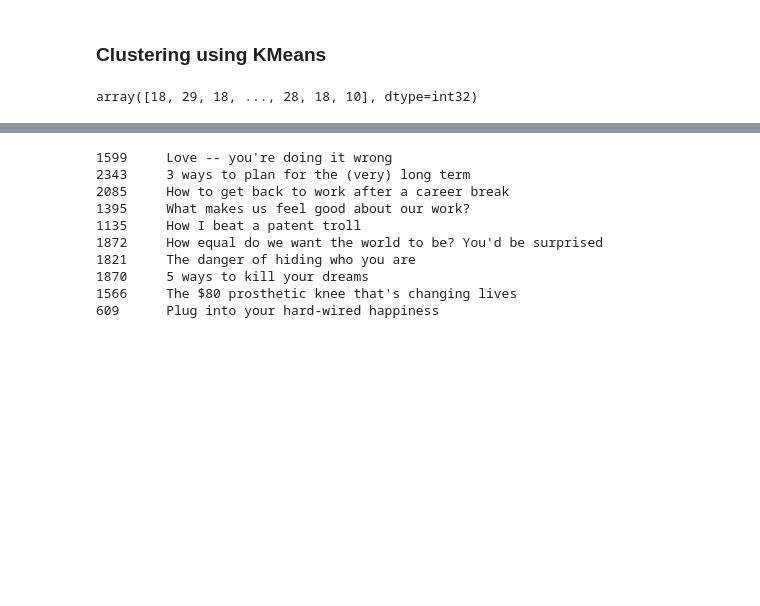
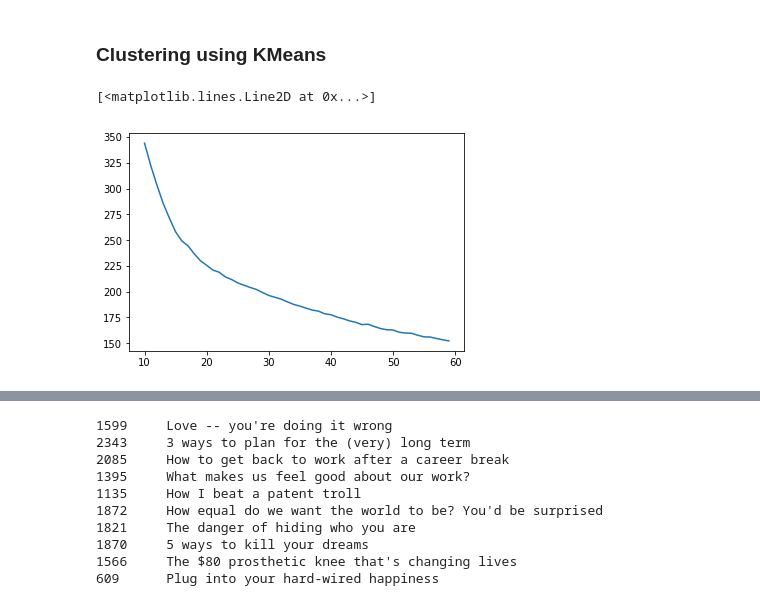
Before and after one commit to sealoving/Liang_Metis, a Jupyter notebook: Project_4/P4_clustering_LDA.ipynb, the cells around one changed output, grey strips where cells are left out. Cells and saved outputs as stored; diff of their text form; code cells hidden in the pictures; blank space fills up the shorter version.

Commit message:
dimension reduction and clustering methods

```diff
--- a/Project_4/P4_clustering_LDA.ipynb
+++ b/Project_4/P4_clustering_LDA.ipynb
@@ -108,3 +126,13 @@ X[134].argmax()
 ### Find related talks
 # %%
 import sklearn.neighbors.kd_tree as kdtree
+# %%
+def match_score(list1, list2):
+    m = len(list1)
+    score = 0
+    matches = 0
+    for title in list2:
+        if title in list1:
+            score += m - list1.index(title)
+            matches += 1
+    return (score, matches)
@@ -111,6 +185,6 @@ import sklearn.neighbors.kd_tree as kdtree
 # %%
 tree = kdtree.KDTree(X, leaf_size=10)
-N = 1000
+N = 2060
 dist, ind = tree.query([X[N]], k=20)
 for i in ind[0]:
     print(i,'\t',df_all.iloc[i].title)
@@ -157,41 +231,37 @@ for k in range(len(df_related)):
 # %%
 from sklearn.cluster import KMeans
 from sklearn import metrics
 from sklearn.metrics import pairwise_distances
 from sklearn.metrics import silhouette_score
 from sklearn import cluster
 
-n_clusters = 50
+# n_clusters = 50
 
-# ward = cluster.AgglomerativeClustering(
-#     n_clusters=n_clusters, linkage='ward',
-#     connectivity=connectivity)
-spectral = cluster.SpectralClustering(
-    n_clusters=n_clusters, eigen_solver='arpack',
-    affinity="nearest_neighbors")
-Xp = spectral.fit_predict(X)
+ward = cluster.AgglomerativeClustering(
+    n_clusters=n_clusters, linkage='ward',
+    connectivity=connectivity)
+# spectral = cluster.SpectralClustering(
+#     n_clusters=n_clusters, eigen_solver='arpack',
+#     affinity="nearest_neighbors")
+# Xp = spectral.fit_predict(X)
 # dbscan = cluster.DBSCAN(eps=params['eps'])
 
 # km = KMeans(n_clusters=50)
 # Xt = km.fit_transform(X)
 
 # mu_docs = km.cluster_centers_
 # plt.plot(mu_docs.transpose())
 
 # silhouette_score(X, km.labels_, metric='euclidean')
 
-# sil_scores = []
-# iner_scores = []
-# ks = range(2,20)
-# for k in ks:
-#     km = KMeans(n_clusters=k)
-#     km.fit(X)
-#     sil_scores.append(silhouette_score(X, km.labels_, metric='euclidean'))
-#     iner_scores.append(km.inertia_)
-
-# plt.plot(ks,sil_scores)
-# plt.plot(ks,iner_scores)
+sil_scores = []
+iner_scores = []
+ks = range(10,60)
+for k in ks:
+    km = KMeans(n_clusters=k)
+    km.fit(X)
+    sil_scores.append(silhouette_score(X, km.labels_, metric='euclidean'))
+    iner_scores.append(km.inertia_)
+# %% [output]
+[<matplotlib.lines.Line2D at 0x...>]
+[figure, added]
-# %%
-Xp.
-# %% [output]
-array([18, 29, 18, ..., 28, 18, 10], dtype=int32)
```
Also changed, not shown: parts of 14 cells of this notebook, 3 other files.
